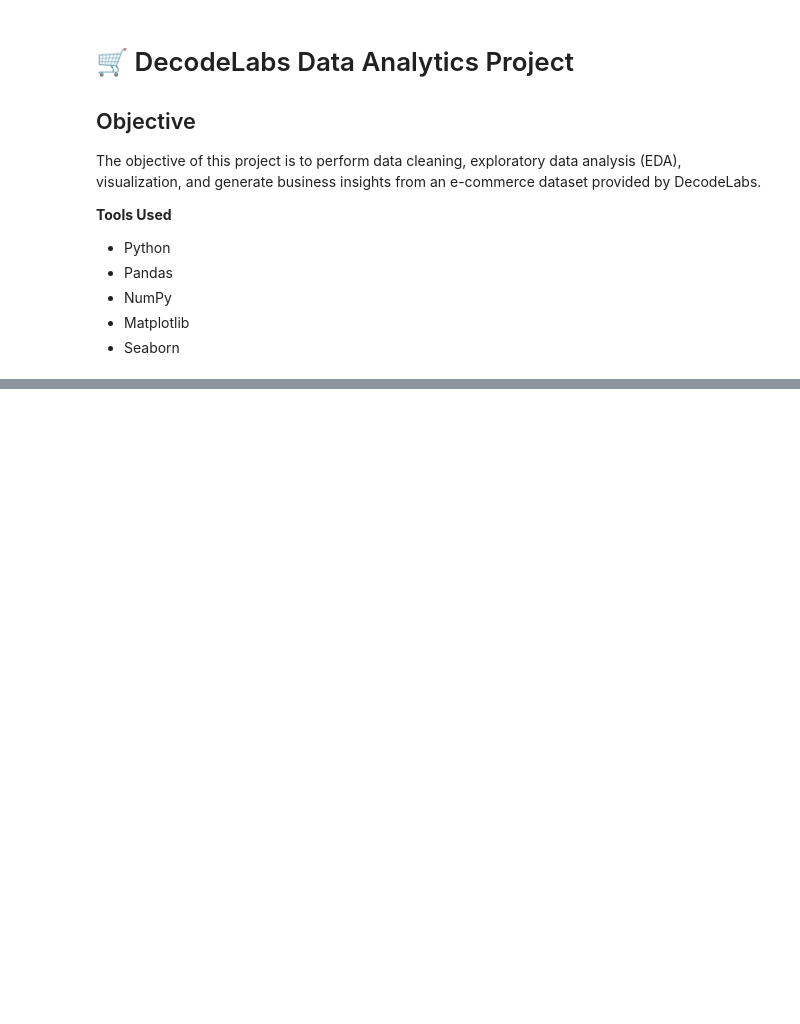
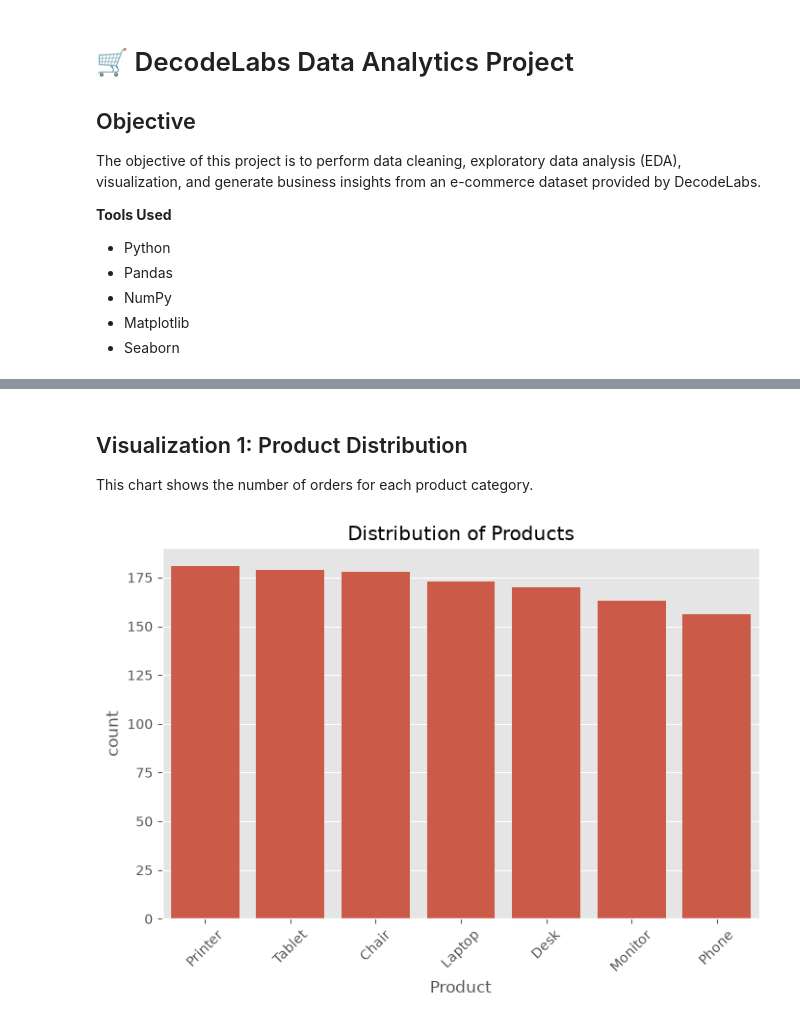
Before and after one commit to PrashansaMishra-max/DecodelabsP1, a Jupyter notebook: notebooks/project1.ipynb, the cells around one changed output, grey strips where cells are left out. Cells and saved outputs as stored; diff of their text form; code cells hidden in the pictures; blank space fills up the shorter version.

```diff
--- a/notebooks/project1.ipynb
+++ b/notebooks/project1.ipynb
@@ -38,0 +293,14 @@ These issues prevent direct analysis and require preprocessing before EDA.
+# %%
+df["CouponUsed"] = df["CouponCode"].apply(
+    lambda x: "Yes" if x != "No Coupon" else "No"
+)
+# %%
+df["OrderValueCategory"] = pd.cut(
+    df["TotalPrice"],
+    bins=[0, 500, 1500, float("inf")],
+    labels=["Low", "Medium", "High"]
+)
+# %%
+df["AveragePricePerItem"] = df["TotalPrice"] / df["Quantity"]
+# %%
+df["CartEfficiency"] = df["TotalPrice"] / df["ItemsInCart"]
@@ -38,0 +316,12 @@ These issues prevent direct analysis and require preprocessing before EDA.
+# %% [markdown]
+## Visualization 1: Product Distribution
+
+This chart shows the number of orders for each product category.
+# %%
+plt.figure(figsize=(8,5))
+sns.countplot(data=df, x="Product", order=df["Product"].value_counts().index)
+plt.title("Distribution of Products")
+plt.xticks(rotation=45)
+plt.show()
+# %% [output]
+[figure, added]
```
Also changed, not shown: parts of 46 cells of this notebook, 1 other file.
